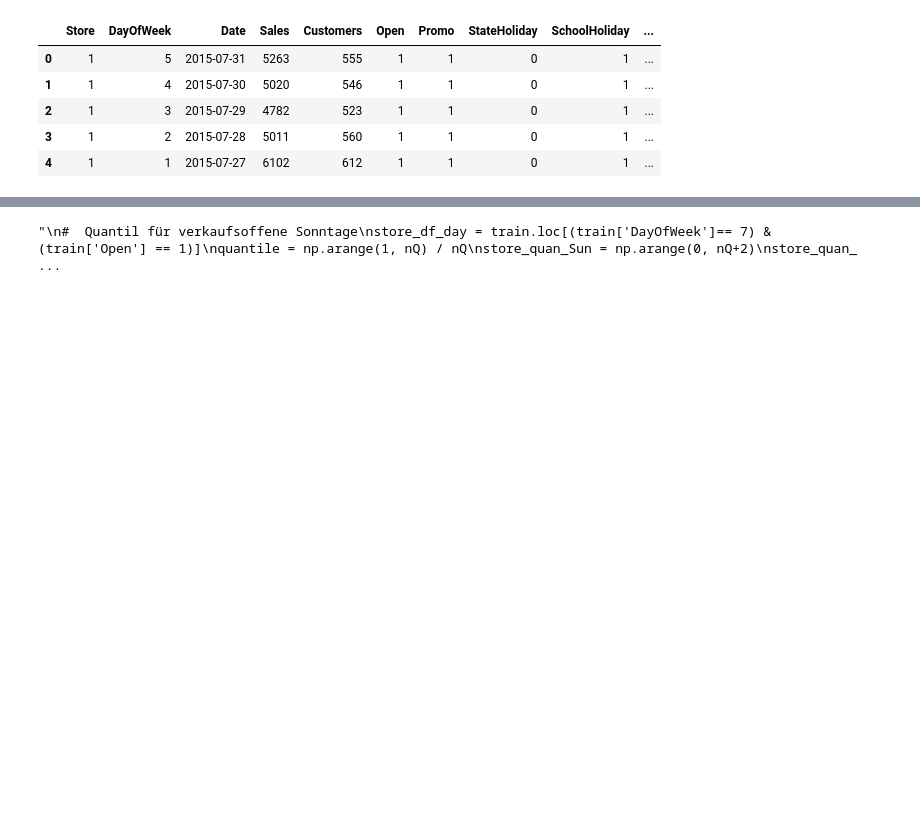
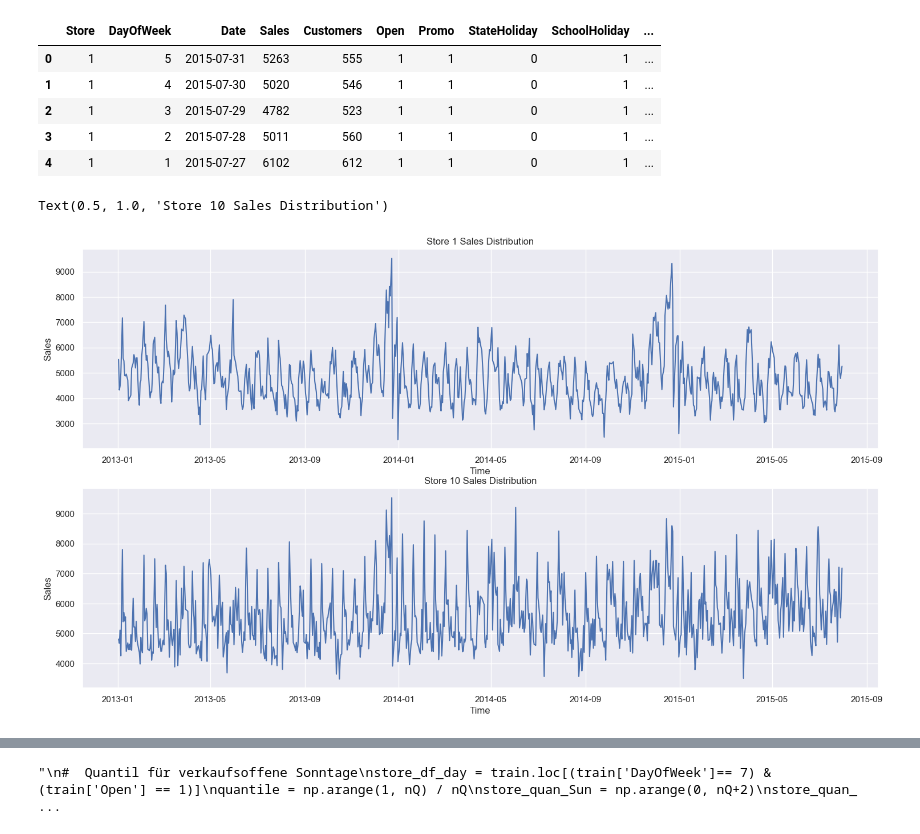
Before and after one commit to dietrichalex/cse, a Jupyter notebook: rossmann-XAI - Sales.ipynb, the cells around one changed output, grey strips where cells are left out. Drawn from its saved outputs; the diff is of its cells as text; code cells hidden in the pictures; blank space fills up the shorter version.

```diff
--- a/rossmann-XAI - Sales.ipynb
+++ b/rossmann-XAI - Sales.ipynb
@@ -37,3 +39,23 @@ train.head()
 | 2 | 1 | 3 | 2015-07-29 | 4782 | 523 | 1 | 1 | 0 | 1 | ... |
 | 3 | 1 | 2 | 2015-07-28 | 5011 | 560 | 1 | 1 | 0 | 1 | ... |
 | 4 | 1 | 1 | 2015-07-27 | 6102 | 612 | 1 | 1 | 0 | 1 | ... |
+# %%
+# draw store 1 and store 10 sales distribution plot
+import matplotlib.pyplot as plt
+store_1 = train.loc[(train["Store"]==1)&(train['Sales']>0), ['Date',"Sales"]]
+store_10 = train.loc[(train["Store"]==10)&(train['Sales']>0), ['Date',"Sales"]]
+f = plt.figure(figsize=(18,10))
+ax1 = f.add_subplot(211)
+ax1.plot(store_1['Date'], store_1['Sales'], '-')
+ax1.set_xlabel('Time')
+ax1.set_ylabel('Sales')
+ax1.set_title('Store 1 Sales Distribution')
+
+ax2 = f.add_subplot(212)
+ax2.plot(store_10['Date'], store_10['Sales'], '-')
+ax2.set_xlabel('Time')
+ax2.set_ylabel('Sales')
+ax2.set_title('Store 10 Sales Distribution')
+# %% [output]
+Text(0.5, 1.0, 'Store 10 Sales Distribution')
+[figure, added]
```
Also changed, not shown: parts of 20 cells of this notebook.
